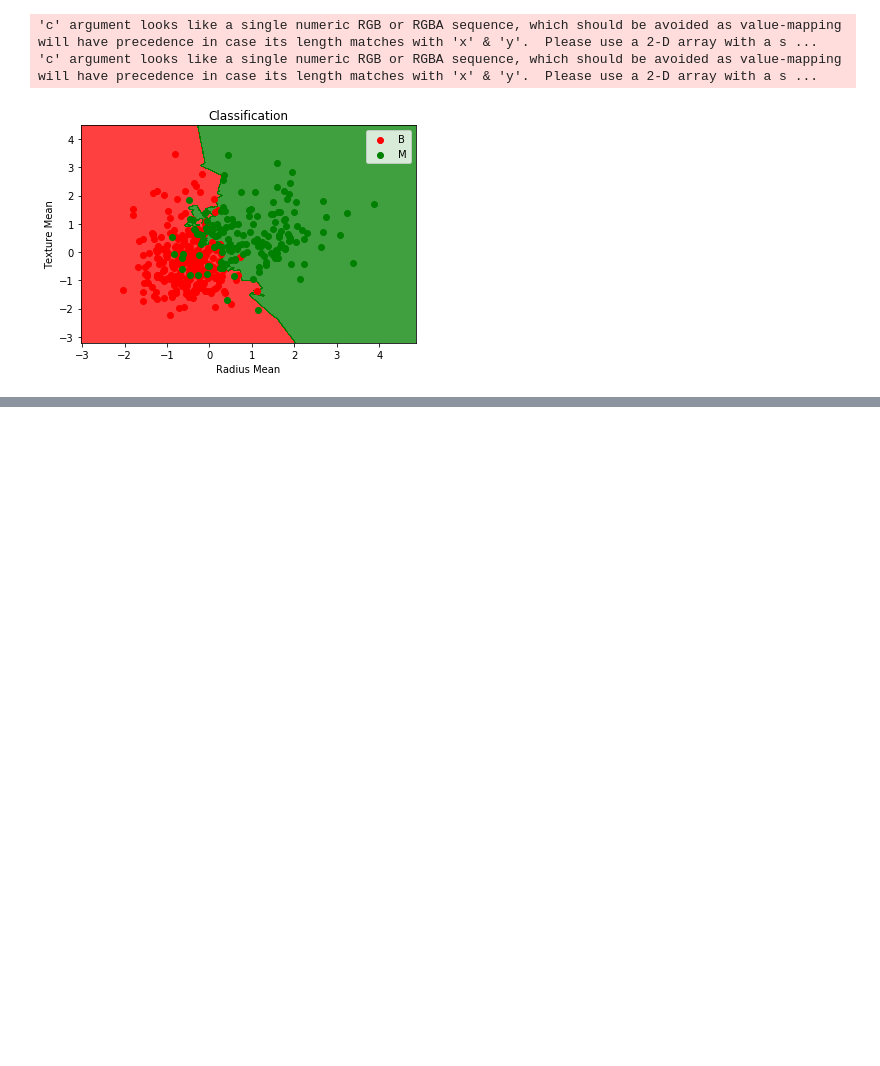
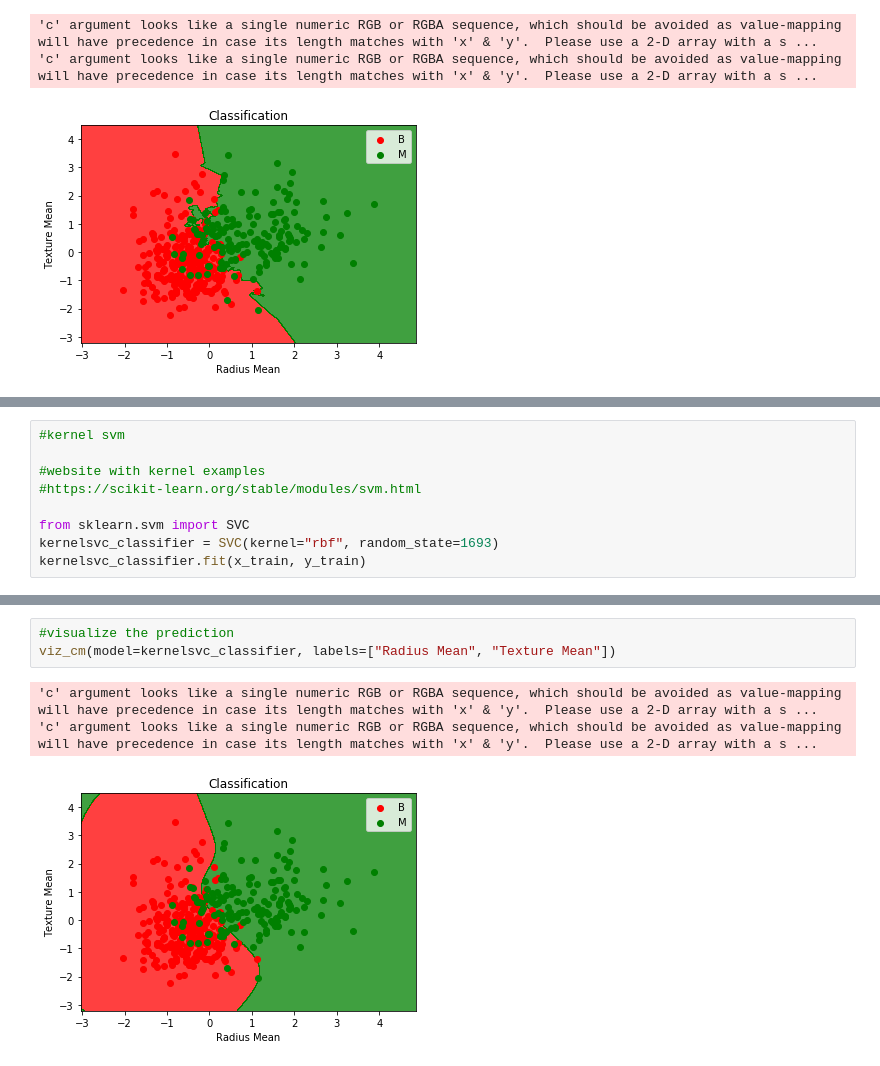
Before and after one commit to ScottWarnke27/AMLCoursework, a Jupyter notebook: Lab4/Lab4notebook.ipynb, the cells around one changed output, grey strips where cells are left out. Saved outputs shown, nothing was run; the diff lists cells and outputs as text; blank space fills up the shorter version.

```diff
--- a/Lab4/Lab4notebook.ipynb
+++ b/Lab4/Lab4notebook.ipynb
@@ -212,0 +253,9 @@ viz_cm(model=nn_classifier, labels=["Radius Mean", "Texture Mean"])
+# %%
+#kernel svm
+
+#website with kernel examples
+#https://scikit-learn.org/stable/modules/svm.html
+
+from sklearn.svm import SVC
+kernelsvc_classifier = SVC(kernel="rbf", random_state=1693)
+kernelsvc_classifier.fit(x_train, y_train)
@@ -212,0 +278,7 @@ viz_cm(model=nn_classifier, labels=["Radius Mean", "Texture Mean"])
+# %%
+#visualize the prediction
+viz_cm(model=kernelsvc_classifier, labels=["Radius Mean", "Texture Mean"])
+# %% [output]
+'c' argument looks like a single numeric RGB or RGBA sequence, which should be avoided as value-mapping will have precedence in case its length matches with 'x' & 'y'.  Please use a 2-D array with a s ...
+'c' argument looks like a single numeric RGB or RGBA sequence, which should be avoided as value-mapping will have precedence in case its length matches with 'x' & 'y'.  Please use a 2-D array with a s ...
+[figure, added]
```
Also changed, not shown: parts of 11 cells of this notebook, 1 other file.
